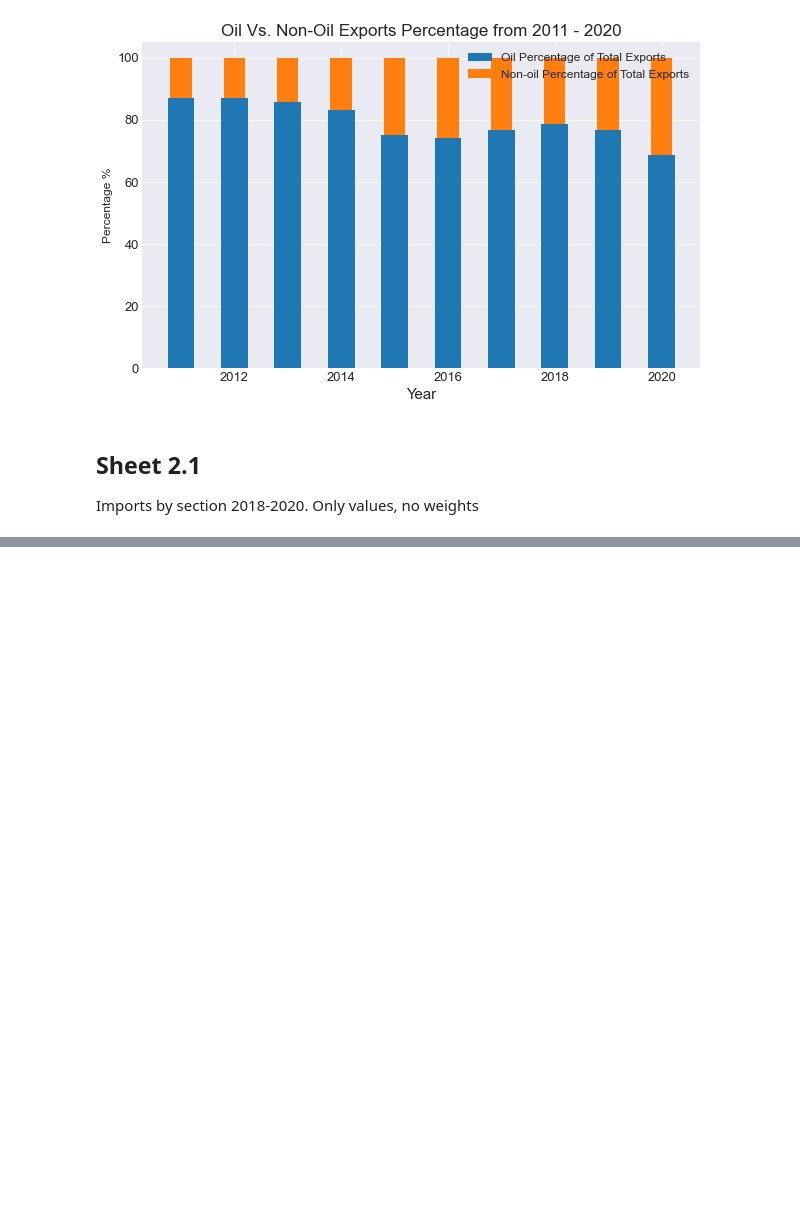
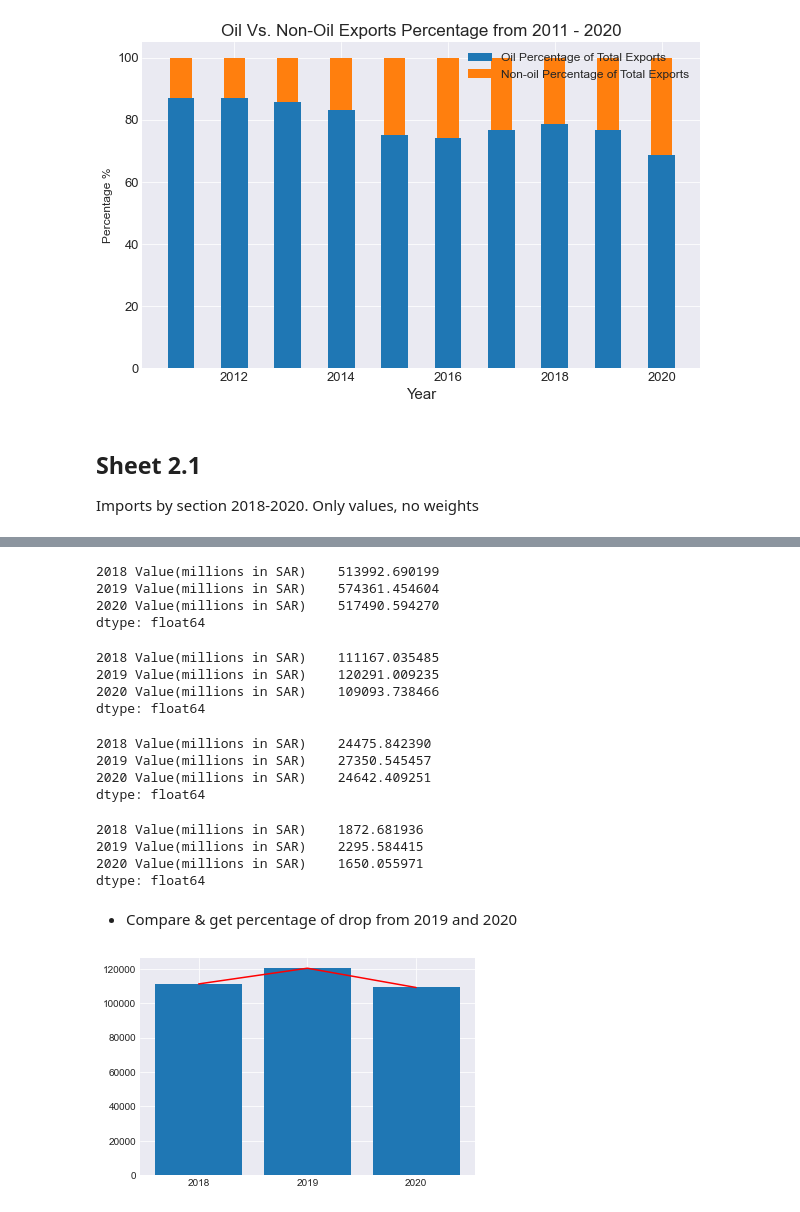
Before and after one commit to Aabusabaeen/Capstone-Project, a Jupyter notebook: 2020_Data_Cleaned.ipynb, the cells around one changed output, grey strips where cells are left out. Cells and saved outputs as stored; diff of their text form; code cells hidden in the pictures; blank space fills up the shorter version.

```diff
--- a/2020_Data_Cleaned.ipynb
+++ b/2020_Data_Cleaned.ipynb
@@ -326,3 +393,44 @@ Imports_bysection
 | 18 | 13867.239072 | 9872.298193 | 9529.140691 | Arms and ammunition; parts and ac... | 19 |
 | 19 | 12049.751506 | 13700.368640 | 13251.889371 | Miscellaneous manufactured articles | 20 |
 | 20 | 4451.674179 | 10874.922456 | 7982.008440 | Works of art, collectors' pieces ... | 21 |
+# %%
+Imports_bysection[['2018 Value(millions in SAR)', '2019 Value(millions in SAR)', '2020 Value(millions in SAR)']].sum()
+# %% [output]
+2018 Value(millions in SAR)    513992.690199
+2019 Value(millions in SAR)    574361.454604
+2020 Value(millions in SAR)    517490.594270
+dtype: float64
+# %%
+Imports_bysection[['2018 Value(millions in SAR)', '2019 Value(millions in SAR)', '2020 Value(millions in SAR)']].max()
+# %% [output]
+2018 Value(millions in SAR)    111167.035485
+2019 Value(millions in SAR)    120291.009235
+2020 Value(millions in SAR)    109093.738466
+dtype: float64
+# %%
+Imports_bysection[['2018 Value(millions in SAR)', '2019 Value(millions in SAR)', '2020 Value(millions in SAR)']].mean()
+# %% [output]
+2018 Value(millions in SAR)    24475.842390
+2019 Value(millions in SAR)    27350.545457
+2020 Value(millions in SAR)    24642.409251
+dtype: float64
+# %%
+Imports_bysection[['2018 Value(millions in SAR)', '2019 Value(millions in SAR)', '2020 Value(millions in SAR)']].min()
+# %% [output]
+2018 Value(millions in SAR)    1872.681936
+2019 Value(millions in SAR)    2295.584415
+2020 Value(millions in SAR)    1650.055971
+dtype: float64
+# %% [markdown]
+- Compare & get percentage of drop from 2019 and 2020
+# %%
+Im_2018= Imports_bysection['2018 Value(millions in SAR)'].max()
+Im_2019= Imports_bysection['2019 Value(millions in SAR)'].max()
+Im_2020= Imports_bysection['2020 Value(millions in SAR)'].max()
+Im = Imports_bysection[['2018 Value(millions in SAR)', '2019 Value(millions in SAR)', '2020 Value(millions in SAR)']].max()
+x= ['2018', '2019', '2020']
+plt.bar(x, Im)
+plt.plot(x, Im, c='red')
+plt.show()
+# %% [output]
+[figure, added]
```
Also changed, not shown: parts of 25 cells of this notebook, 1 other file.
